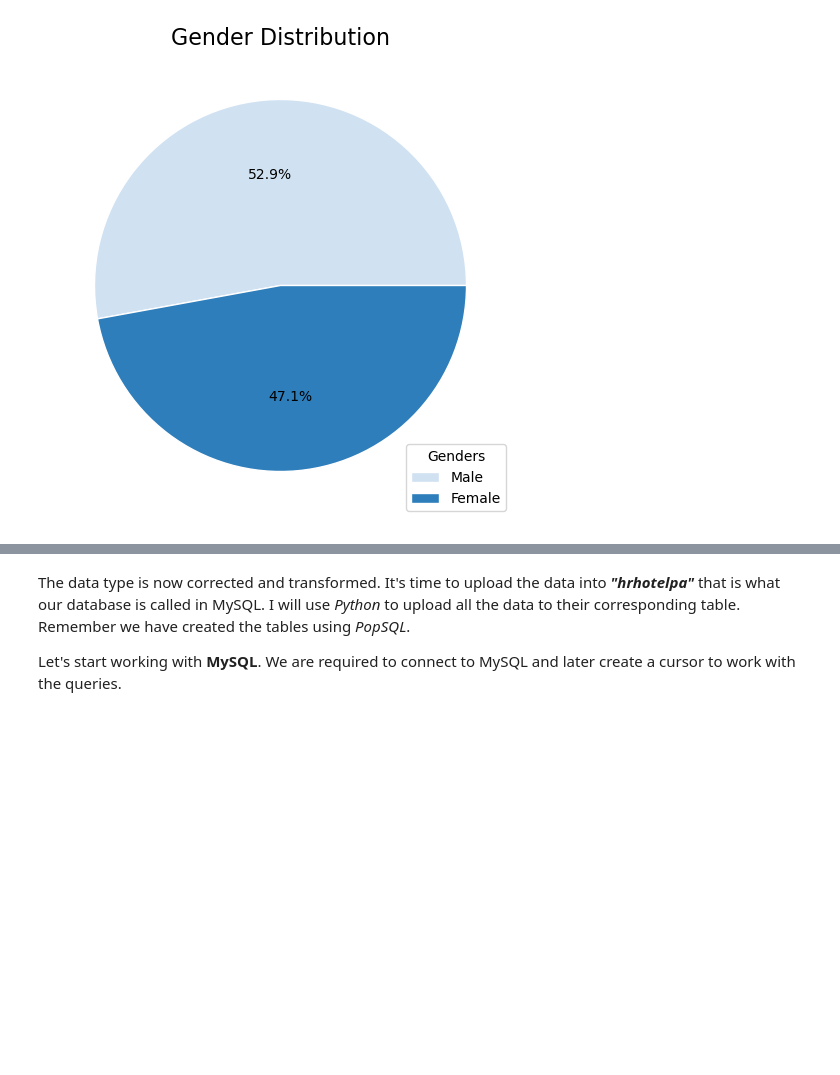
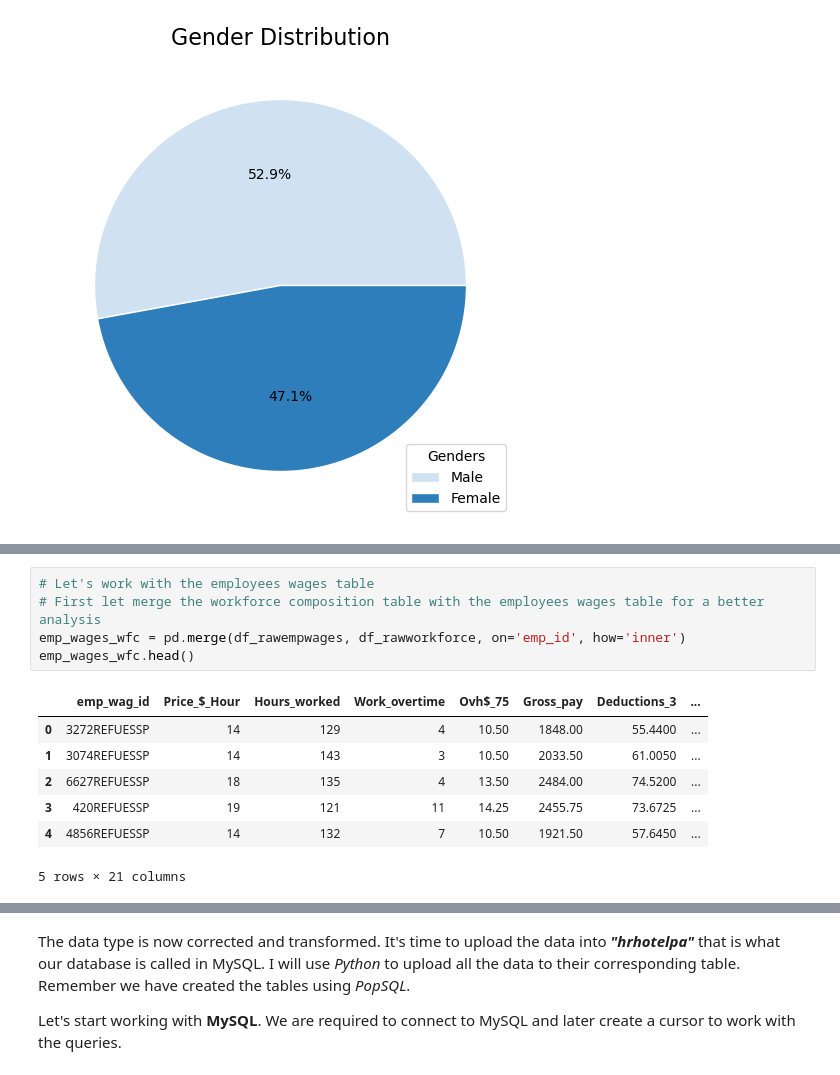
Before and after one commit to nachogalasso/da_python, a Jupyter notebook: hotel_hranalytics/hhanalysis.ipynb, the cells around one changed output, grey strips where cells are left out. Cells and saved outputs as stored; diff of their text form; blank space fills up the shorter version.

Commit message:
merged dataframe

```diff
--- a/hotel_hranalytics/hhanalysis.ipynb
+++ b/hotel_hranalytics/hhanalysis.ipynb
@@ -299,0 +346,13 @@ Name: count, dtype: int64
+# %%
+# Let's work with the employees wages table
+# First let merge the workforce composition table with the employees wages table for a better analysis
+emp_wages_wfc = pd.merge(df_rawempwages, df_rawworkforce, on='emp_id', how='inner')
+emp_wages_wfc.head()
+# %% [output]
+|  | emp_wag_id | Price_$_Hour | Hours_worked | Work_overtime | Ovh$_75 | Gross_pay | Deductions_3 | ... |
+| 0 | 3272REFUESSP | 14 | 129 | 4 | 10.50 | 1848.00 | 55.4400 | ... |
+| 1 | 3074REFUESSP | 14 | 143 | 3 | 10.50 | 2033.50 | 61.0050 | ... |
+| 2 | 6627REFUESSP | 18 | 135 | 4 | 13.50 | 2484.00 | 74.5200 | ... |
+| 3 | 420REFUESSP | 19 | 121 | 11 | 14.25 | 2455.75 | 73.6725 | ... |
+| 4 | 4856REFUESSP | 14 | 132 | 7 | 10.50 | 1921.50 | 57.6450 | ... |
+5 rows × 21 columns
```
Also changed, not shown: parts of 6 cells of this notebook.
